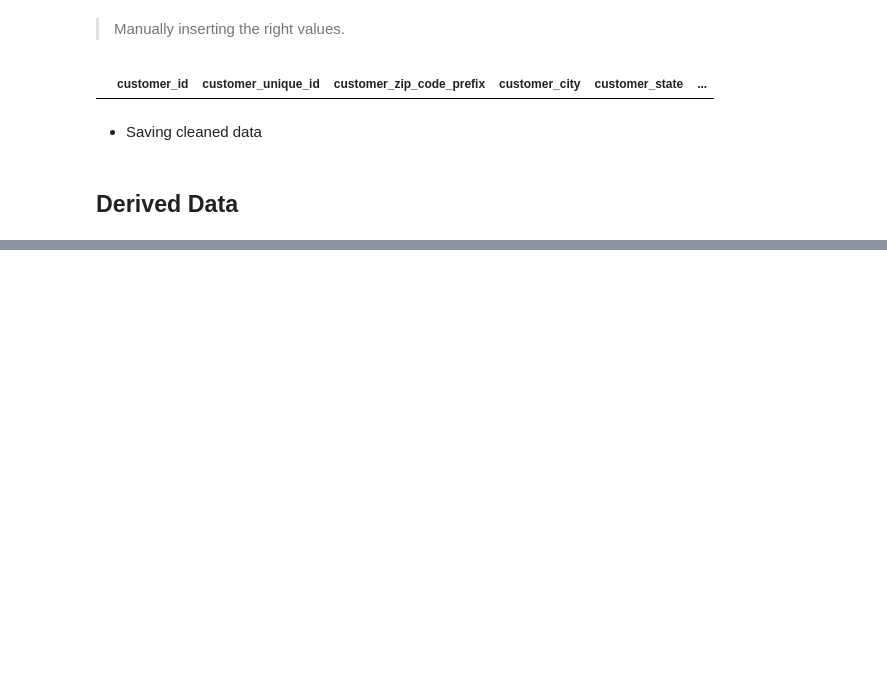
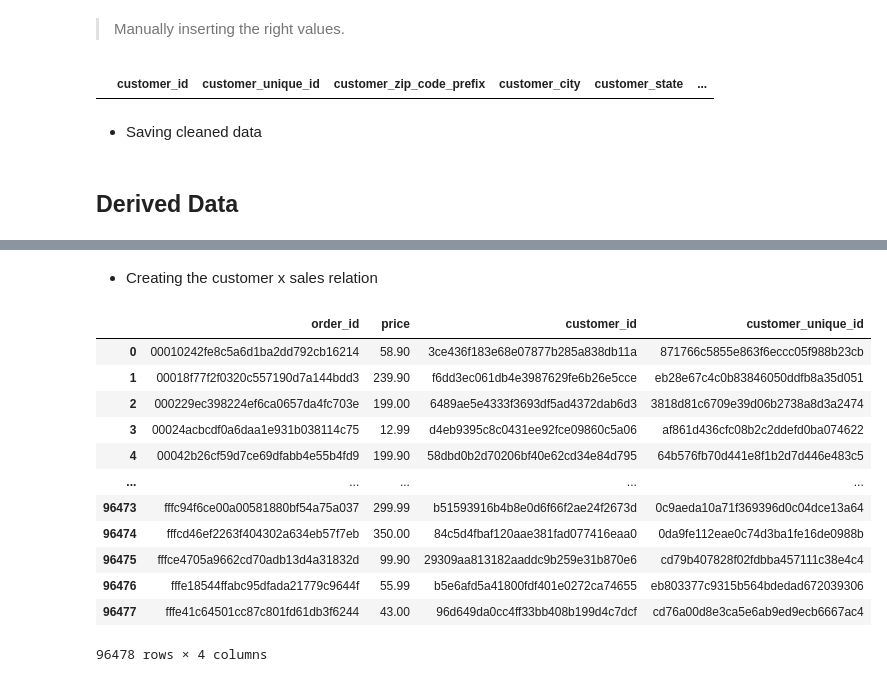
Before and after one commit to rickcolettohub/E-Commerce-Sales-Data-Analysis, a Jupyter notebook: notebooks/EDA.ipynb, the cells around one changed output, grey strips where cells are left out. Drawn from its saved outputs; the diff is of its cells as text; code cells hidden in the pictures; blank space fills up the shorter version.

```diff
--- a/notebooks/EDA.ipynb
+++ b/notebooks/EDA.ipynb
@@ -797,0 +691,23 @@ dfp_seller_revenue.to_csv("../data/processed/seller_revenue.csv", index=False)
+# %% [markdown]
+- Creating the customer x sales relation
+# %%
+proc_sales_per_customer = proc_df_sales.groupby('order_id')['price'].sum().reset_index().merge(
+    df_orders[['order_id','customer_id']],on='order_id',how='left'
+).merge(
+    df_customers[['customer_id','customer_unique_id']],on='customer_id',how='left'
+)
+proc_sales_per_customer
+# %% [output]
+|  | order_id | price | customer_id | customer_unique_id |
+| 0 | 00010242fe8c5a6d1ba2dd792cb16214 | 58.90 | 3ce436f183e68e07877b285a838db11a | 871766c5855e863f6eccc05f988b23cb |
+| 1 | 00018f77f2f0320c557190d7a144bdd3 | 239.90 | f6dd3ec061db4e3987629fe6b26e5cce | eb28e67c4c0b83846050ddfb8a35d051 |
+| 2 | 000229ec398224ef6ca0657da4fc703e | 199.00 | 6489ae5e4333f3693df5ad4372dab6d3 | 3818d81c6709e39d06b2738a8d3a2474 |
+| 3 | 00024acbcdf0a6daa1e931b038114c75 | 12.99 | d4eb9395c8c0431ee92fce09860c5a06 | af861d436cfc08b2c2ddefd0ba074622 |
+| 4 | 00042b26cf59d7ce69dfabb4e55b4fd9 | 199.90 | 58dbd0b2d70206bf40e62cd34e84d795 | 64b576fb70d441e8f1b2d7d446e483c5 |
+| ... | ... | ... | ... | ... |
+| 96473 | fffc94f6ce00a00581880bf54a75a037 | 299.99 | b51593916b4b8e0d6f66f2ae24f2673d | 0c9aeda10a71f369396d0c04dce13a64 |
+| 96474 | fffcd46ef2263f404302a634eb57f7eb | 350.00 | 84c5d4fbaf120aae381fad077416eaa0 | 0da9fe112eae0c74d3ba1fe16de0988b |
+| 96475 | fffce4705a9662cd70adb13d4a31832d | 99.90 | 29309aa813182aaddc9b259e31b870e6 | cd79b407828f02fdbba457111c38e4c4 |
+| 96476 | fffe18544ffabc95dfada21779c9644f | 55.99 | b5e6afd5a41800fdf401e0272ca74655 | eb803377c9315b564bdedad672039306 |
+| 96477 | fffe41c64501cc87c801fd61db3f6244 | 43.00 | 96d649da0cc4ff33bb408b199d4c7dcf | cd76a00d8e3ca5e6ab9ed9ecb6667ac4 |
+96478 rows × 4 columns
```
Also changed, not shown: parts of 42 cells of this notebook, 6 other files.
